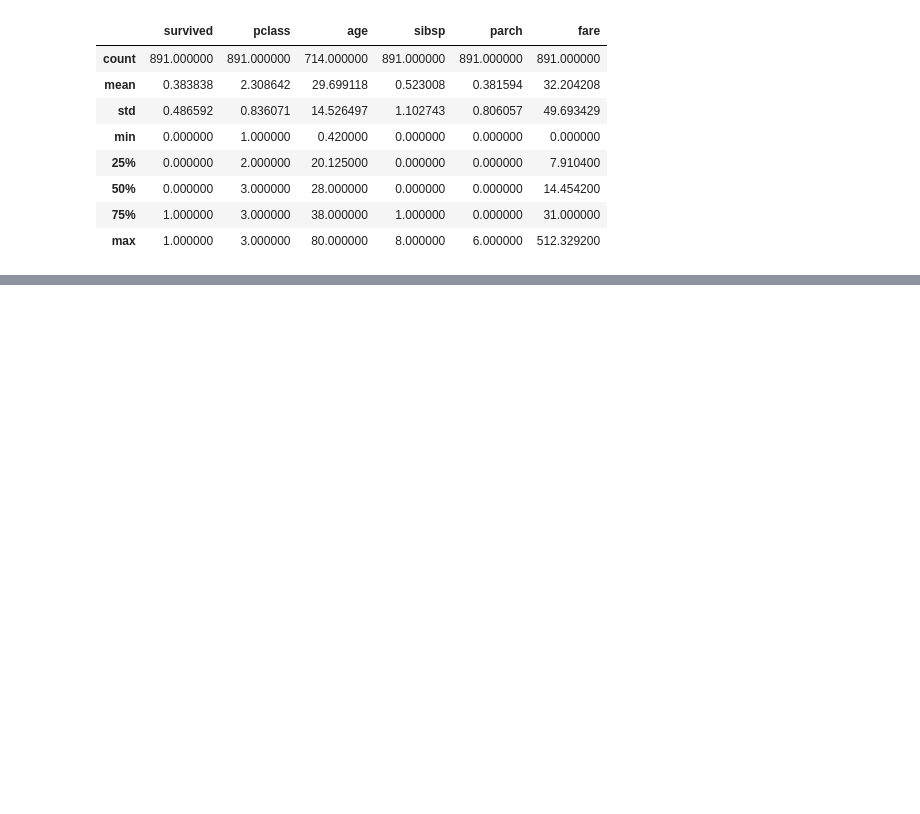
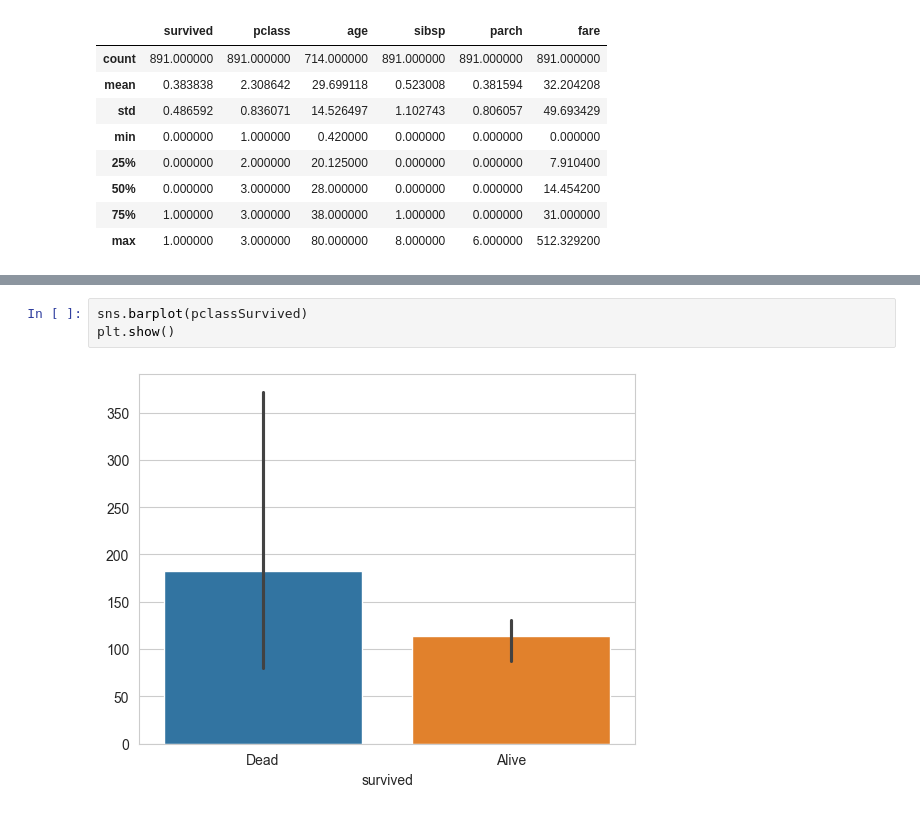
Before and after one commit to zzzissu/bigdata-analysis2024, a Jupyter notebook: day02/da06_plot_practice.ipynb, the cells around one changed output, grey strips where cells are left out. Cells and saved outputs as stored; diff of their text form; blank space fills up the shorter version.

```diff
--- a/day02/da06_plot_practice.ipynb
+++ b/day02/da06_plot_practice.ipynb
@@ -74,0 +120,5 @@ titanics.describe()
+# %%
+sns.barplot(pclassSurvived)
+plt.show()
+# %% [output]
+[figure, added]
```
Also changed, not shown: parts of 9 cells of this notebook, 6 other files.
